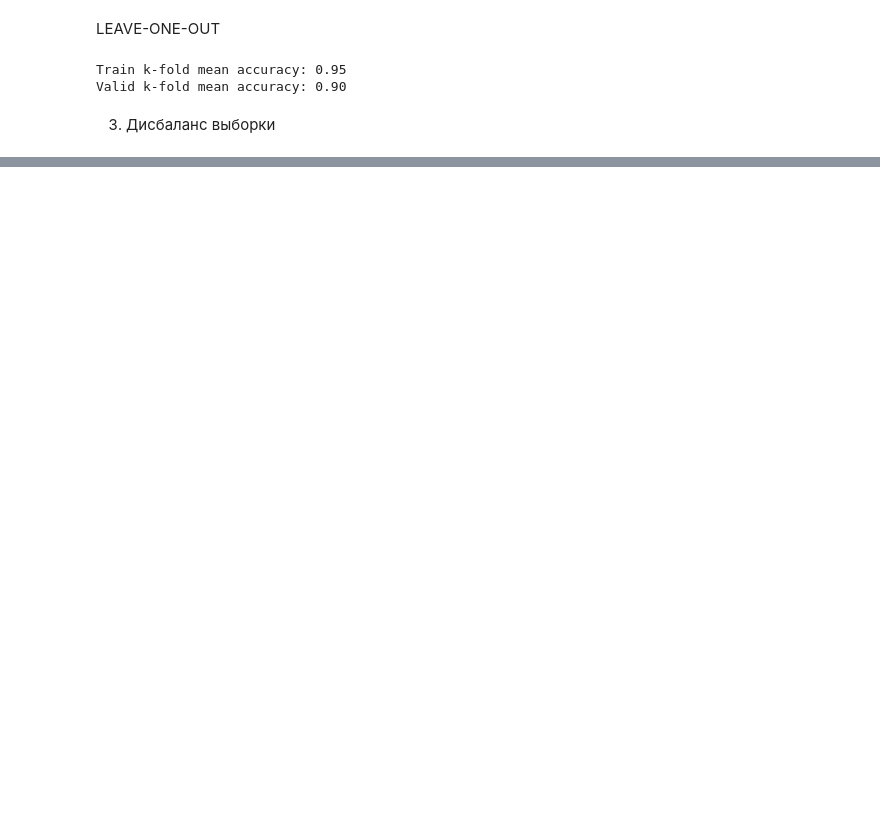
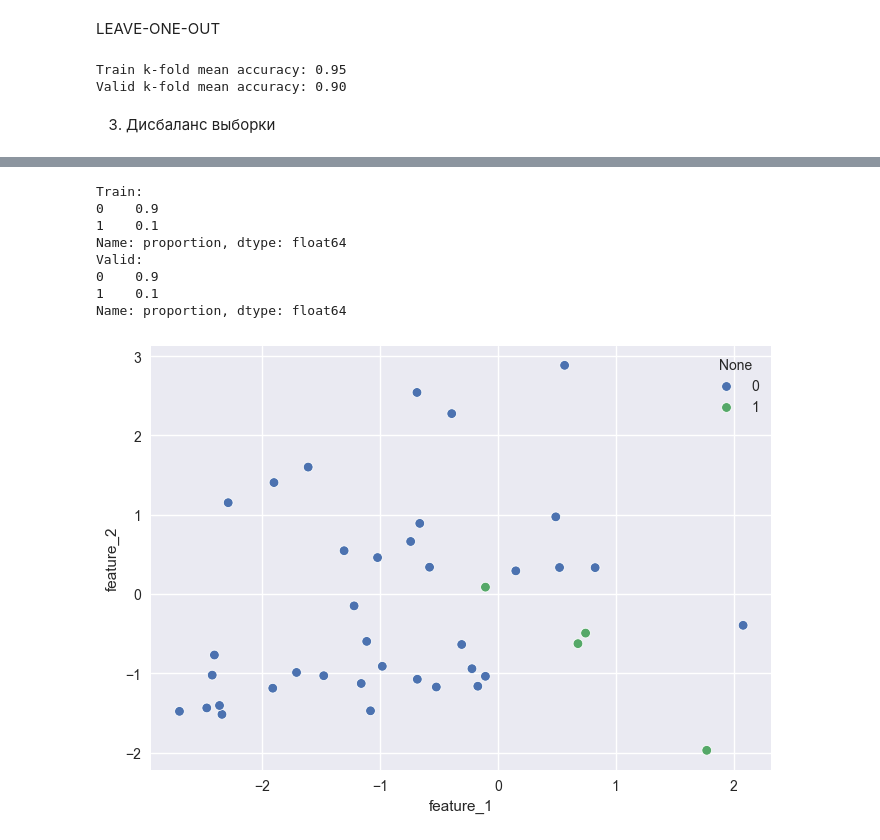
Before and after one commit to eartzhi/lessons, a Jupyter notebook: ml_05/ml_05.ipynb, the cells around one changed output, grey strips where cells are left out. Saved outputs shown, nothing was run; the diff lists cells and outputs as text; code cells hidden in the pictures; blank space fills up the shorter version.

```diff
--- a/ml_05/ml_05.ipynb
+++ b/ml_05/ml_05.ipynb
@@ -218,0 +228,5 @@ Valid k-fold mean accuracy: 0.90
+# %%
+X, y = water_data.drop('Potability', axis=1), water_data['Potability']
+X_train, X_valid, y_train, y_valid = model_selection.train_test_split(X, y, test_size=0.2, random_state=1)
+print('Train:\n', y_train.value_counts(normalize=True), sep='')
+print('Valid:\n', y_valid.value_counts(normalize=True), sep='')
@@ -218,0 +244,4 @@ Valid k-fold mean accuracy: 0.90
+# %%
+X_train, X_valid, y_train, y_valid = model_selection.train_test_split(X, y, stratify=y, test_size=0.2, random_state=1)
+print('Train:\n', y_train.value_counts(normalize=True), sep='')
+print('Valid:\n', y_valid.value_counts(normalize=True), sep='')
@@ -218,0 +306,16 @@ Valid k-fold mean accuracy: 0.90
+# %%
+X_train_t, X_valid_t, y_train_t, y_valid_t = model_selection.train_test_split(X_t, y_t, stratify=y_t, test_size=0.2, random_state=42)
+print('Train:\n', y_train_t.value_counts(normalize=True), sep='')
+print('Valid:\n', y_valid_t.value_counts(normalize=True), sep='')
+
+sns.scatterplot(x=X_valid_t['feature_1'], y=X_valid_t['feature_2'], hue=y_valid_t);
+# %% [output]
+Train:
+0    0.9
+1    0.1
+Name: proportion, dtype: float64
+Valid:
+0    0.9
+1    0.1
+Name: proportion, dtype: float64
+[figure, added]
```
Also changed, not shown: parts of 49 cells of this notebook, 1 other file.
